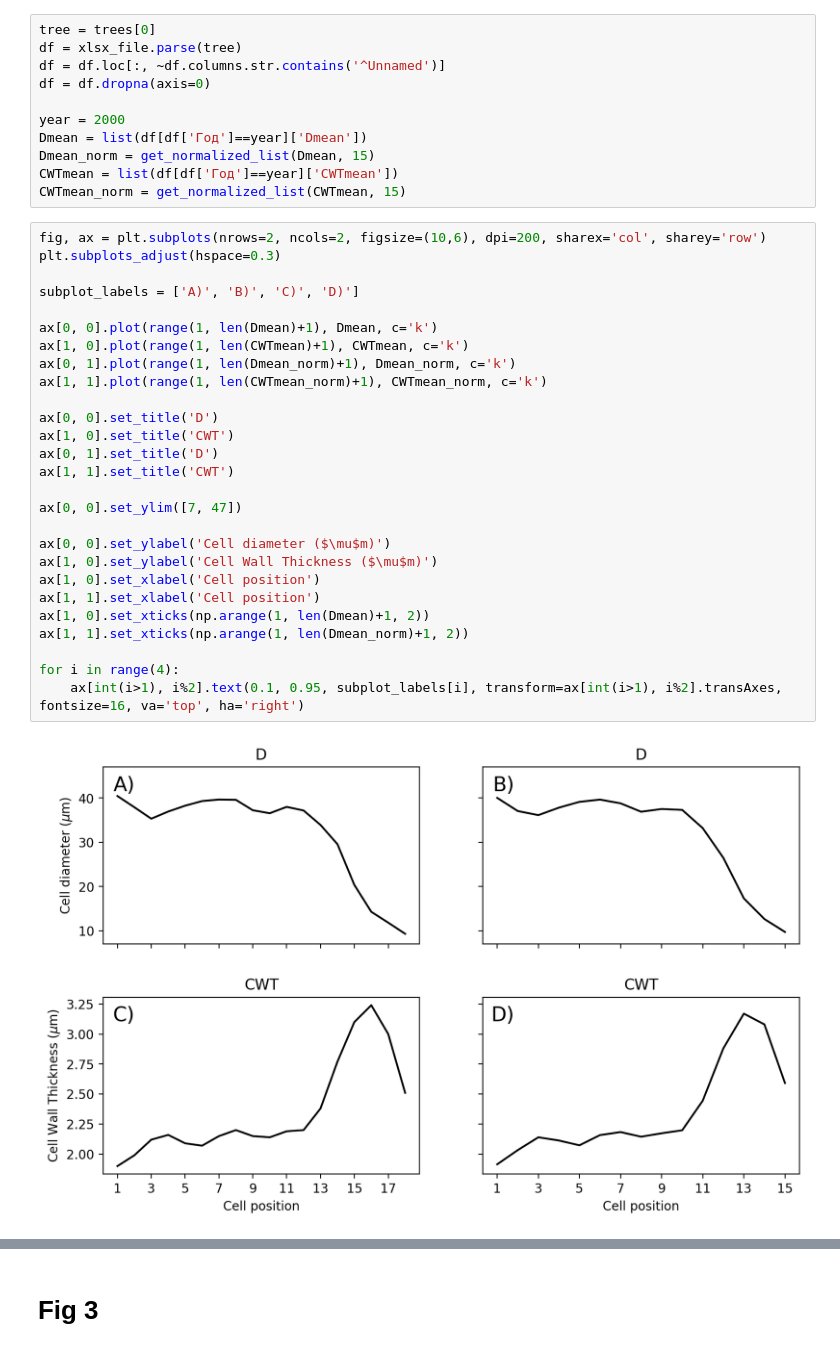
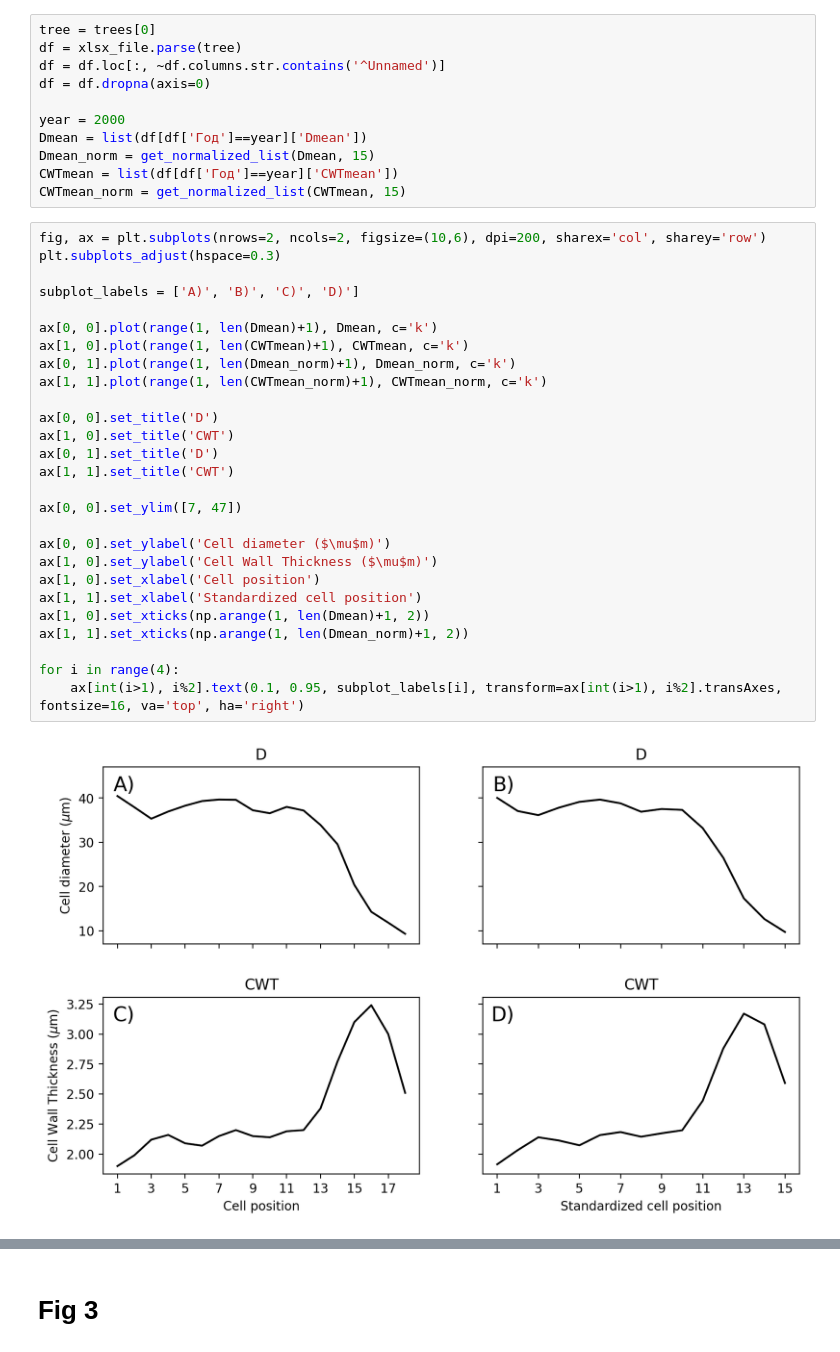
Before and after one commit to mikewellmeansme/TracheidClustering, a Jupyter notebook: notebooks/methods_visualization.ipynb, the cells around one changed output, grey strips where cells are left out. Drawn from its saved outputs; the diff is of its cells as text.

Commit message:
fix xlabel

```diff
--- a/notebooks/methods_visualization.ipynb
+++ b/notebooks/methods_visualization.ipynb
@@ -114,30 +114,30 @@ CWTmean_norm = get_normalized_list(CWTmean, 15)
 # %%
 fig, ax = plt.subplots(nrows=2, ncols=2, figsize=(10,6), dpi=200, sharex='col', sharey='row')
 plt.subplots_adjust(hspace=0.3)
 
 subplot_labels = ['A)', 'B)', 'C)', 'D)']
 
 ax[0, 0].plot(range(1, len(Dmean)+1), Dmean, c='k')
 ax[1, 0].plot(range(1, len(CWTmean)+1), CWTmean, c='k')
 ax[0, 1].plot(range(1, len(Dmean_norm)+1), Dmean_norm, c='k')
 ax[1, 1].plot(range(1, len(CWTmean_norm)+1), CWTmean_norm, c='k')
 
 ax[0, 0].set_title('D')
 ax[1, 0].set_title('CWT')
 ax[0, 1].set_title('D')
 ax[1, 1].set_title('CWT')
 
 ax[0, 0].set_ylim([7, 47])
 
 ax[0, 0].set_ylabel('Cell diameter ($\mu$m)')
 ax[1, 0].set_ylabel('Cell Wall Thickness ($\mu$m)')
 ax[1, 0].set_xlabel('Cell position')
-ax[1, 1].set_xlabel('Cell position')
+ax[1, 1].set_xlabel('Standardized cell position')
 ax[1, 0].set_xticks(np.arange(1, len(Dmean)+1, 2))
 ax[1, 1].set_xticks(np.arange(1, len(Dmean_norm)+1, 2))
 
 for i in range(4):
     ax[int(i>1), i%2].text(0.1, 0.95, subplot_labels[i], transform=ax[int(i>1), i%2].transAxes, fontsize=16, va='top', ha='right')
 # %% [output]
-[figure, old version]
+[figure, new version]
 # %%
```
Also changed, not shown: parts of 1 cell of this notebook.
